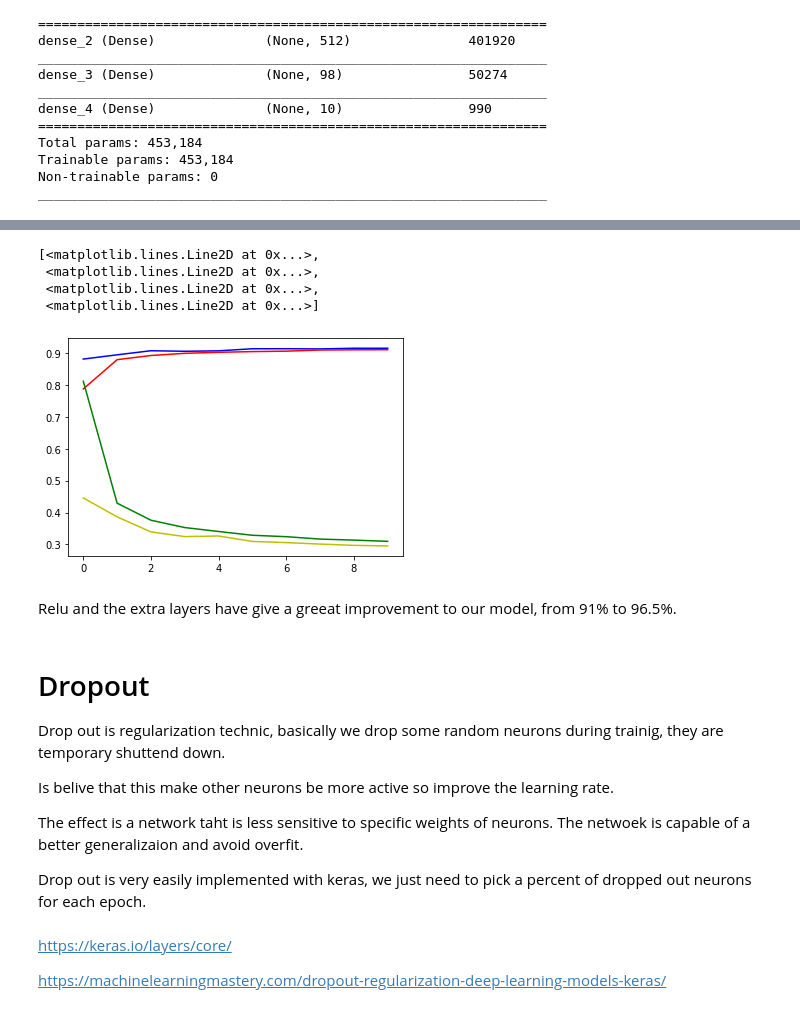
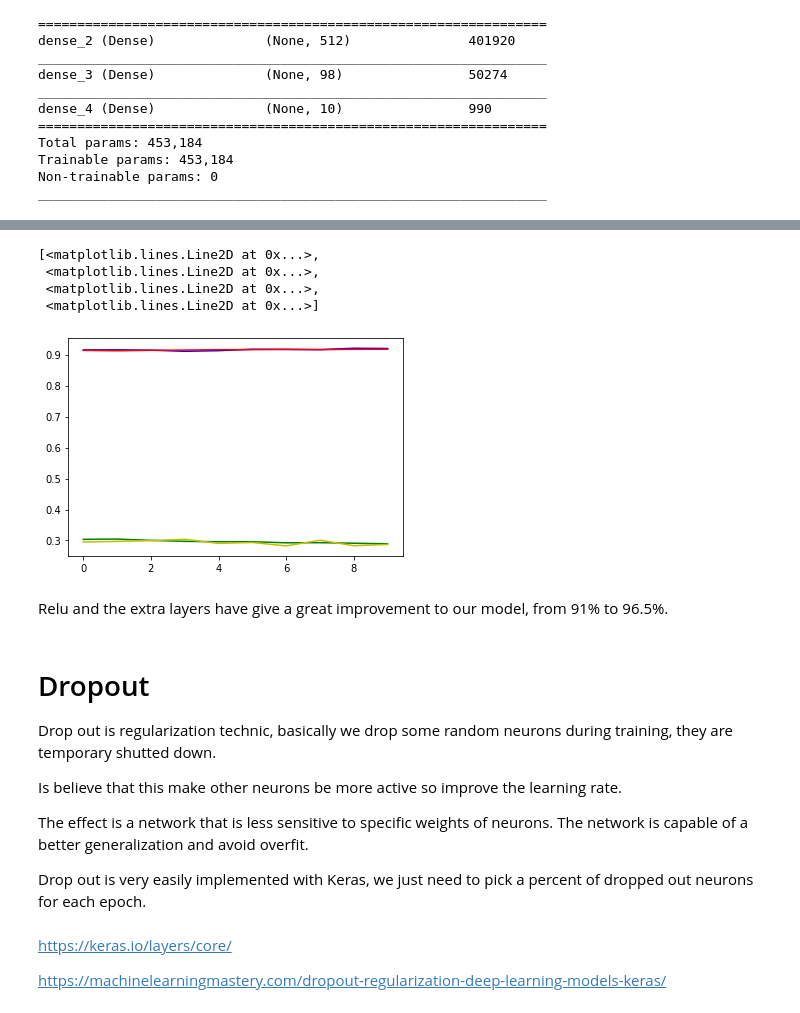
Before and after one commit to JoseIgnacioRetamalThomsen/Emerging-Technologies-Assessment-2019, a Jupyter notebook: model/Model.ipynb, the cells around one changed output, grey strips where cells are left out. Saved outputs shown, nothing was run; the diff lists cells and outputs as text; code cells hidden in the pictures.

```diff
--- a/model/Model.ipynb
+++ b/model/Model.ipynb
@@ -380,26 +417,25 @@ Epoch 10/10
 # %%
-get_stats()
 x = np.arange(0.0, epoch, 1)
 plt.plot(x,val_accuracy,'b',x,accuracy,'r',x,loss,'g',x,val_loss,'y')
 # %% [output]
 [<matplotlib.lines.Line2D at 0x...>,
  <matplotlib.lines.Line2D at 0x...>,
  <matplotlib.lines.Line2D at 0x...>,
  <matplotlib.lines.Line2D at 0x...>]
-[figure, old version]
+[figure, new version]
 # %% [markdown]
-Relu and the extra layers have give a greeat improvement to our model, from 91% to 96.5%.
+Relu and the extra layers have give a great improvement to our model, from 91% to 96.5%.
 # %% [markdown]
 # Dropout
 
-Drop out is regularization technic, basically we drop some random neurons during trainig,
-they are temporary shuttend down.
+Drop out is regularization technic, basically we drop some random neurons during training,
+they are temporary shutted down.
 
-Is belive that this make other neurons be more active so improve the learning rate.
+Is believe that this make other neurons be more active so improve the learning rate.
 
-The effect is a network taht is less sensitive to specific weights of neurons. The netwoek is capable of a better generalizaion and avoid overfit.
+The effect is a network that is less sensitive to specific weights of neurons. The network is capable of a better generalization and avoid overfit.
 
-Drop out is very easily implemented with keras, we just need to pick a percent of dropped out neurons for each epoch.
+Drop out is very easily implemented with Keras, we just need to pick a percent of dropped out neurons for each epoch.
 # %% [markdown]
 [https://keras.io/layers/core/](https://keras.io/layers/core/)
 
```
Also changed, not shown: parts of 69 cells of this notebook, 10 other files.
